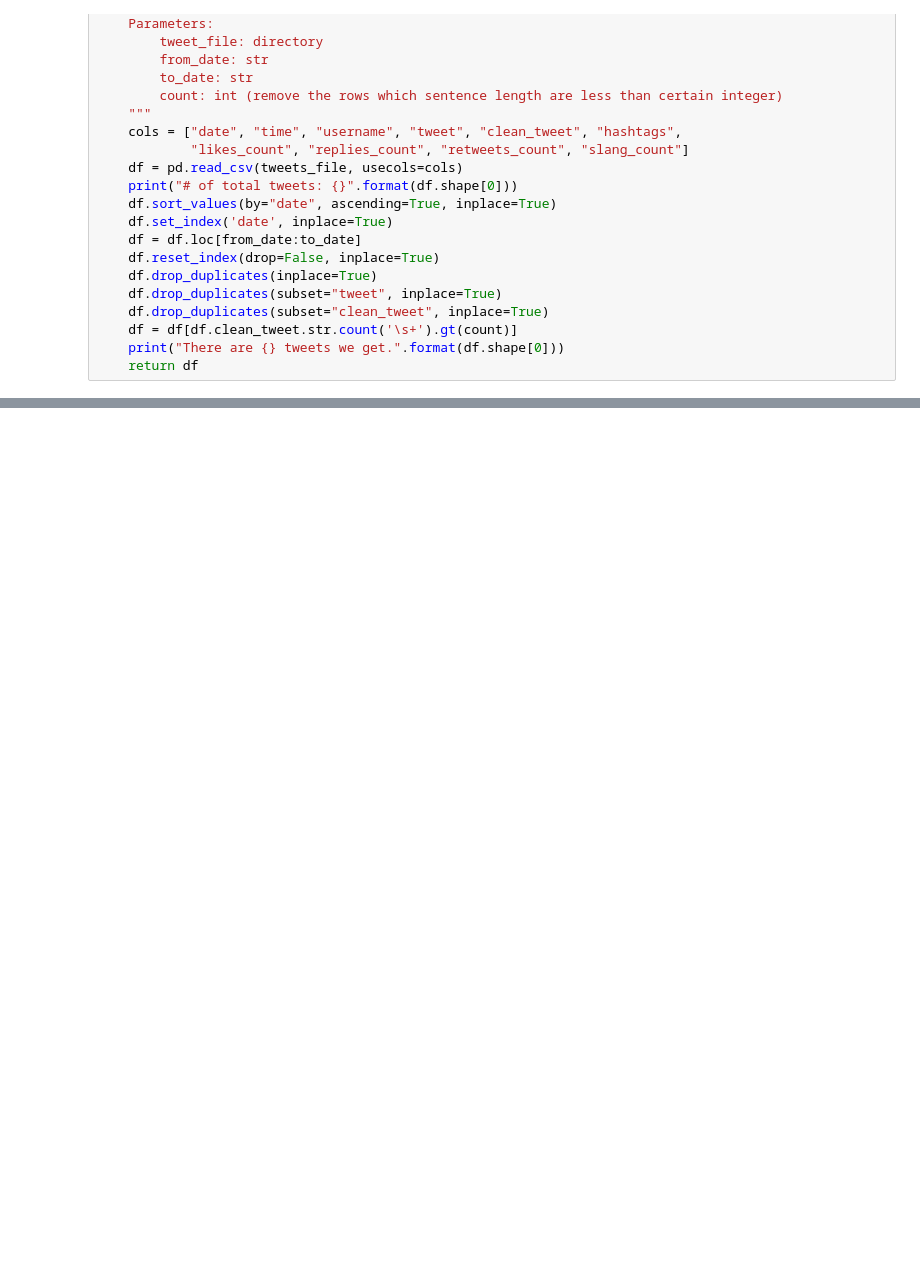
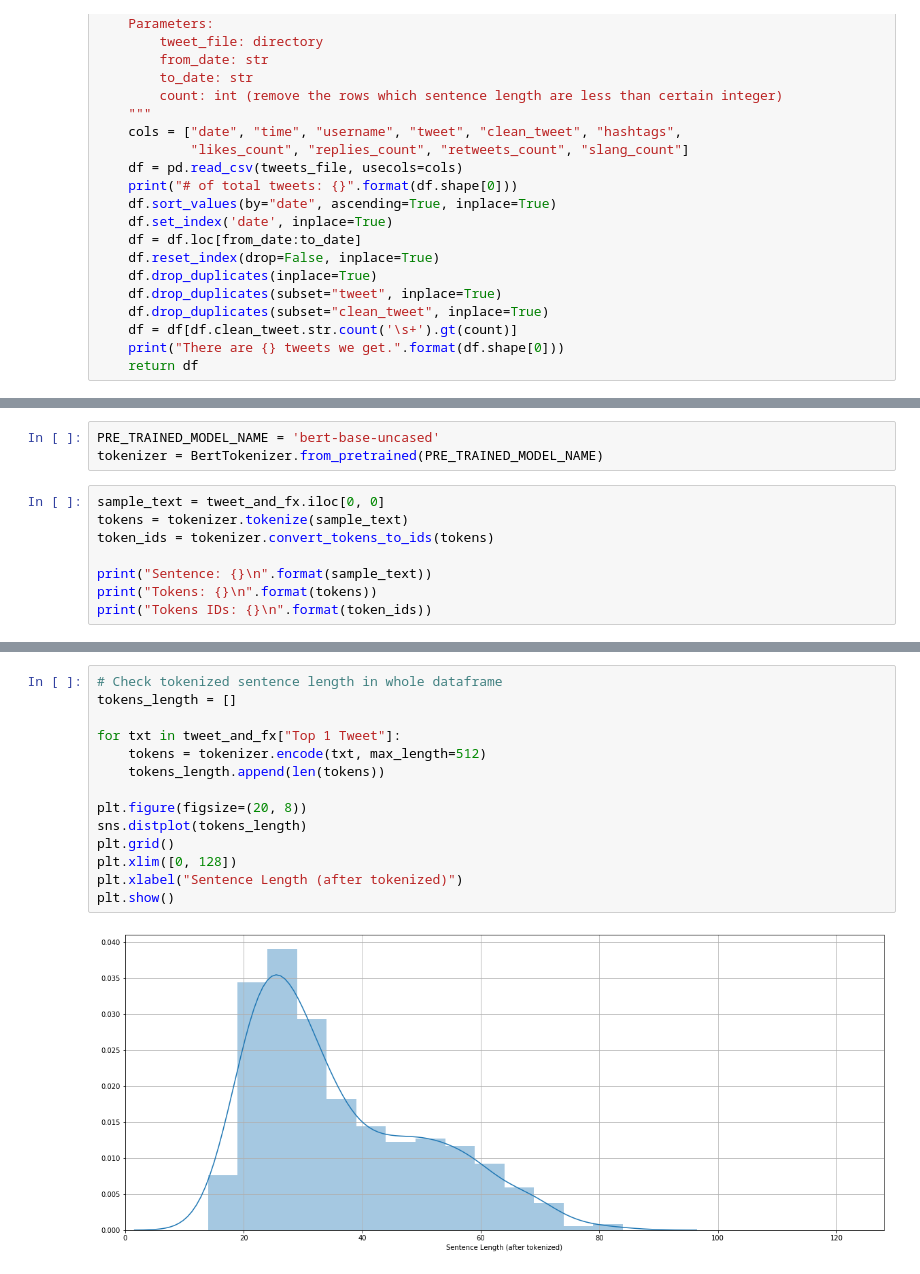
Before and after one commit to penguinwang96825/Made-with-ML-Incubator-Project, a Jupyter notebook: notebook/Modelling.ipynb, the cells around one changed output, grey strips where cells are left out. Drawn from its saved outputs; the diff is of its cells as text; blank space fills up the shorter version.

```diff
--- a/notebook/Modelling.ipynb
+++ b/notebook/Modelling.ipynb
@@ -472,0 +130,11 @@ model_backtesting(rfc, x_test, test, "Random Forest", "EURUSD")
+# %%
+PRE_TRAINED_MODEL_NAME = 'bert-base-uncased'
+tokenizer = BertTokenizer.from_pretrained(PRE_TRAINED_MODEL_NAME)
+# %%
+sample_text = tweet_and_fx.iloc[0, 0]
+tokens = tokenizer.tokenize(sample_text)
+token_ids = tokenizer.convert_tokens_to_ids(tokens)
+
+print("Sentence: {}\n".format(sample_text))
+print("Tokens: {}\n".format(tokens))
+print("Tokens IDs: {}\n".format(token_ids))
@@ -472,0 +176,16 @@ model_backtesting(rfc, x_test, test, "Random Forest", "EURUSD")
+# %%
+# Check tokenized sentence length in whole dataframe
+tokens_length = []
+
+for txt in tweet_and_fx["Top 1 Tweet"]:
+    tokens = tokenizer.encode(txt, max_length=512)
+    tokens_length.append(len(tokens))
+
+plt.figure(figsize=(20, 8))
+sns.distplot(tokens_length)
+plt.grid()
+plt.xlim([0, 128])
+plt.xlabel("Sentence Length (after tokenized)")
+plt.show()
+# %% [output]
+[figure, added]
```
Also changed, not shown: parts of 46 cells of this notebook, 2 other files.
